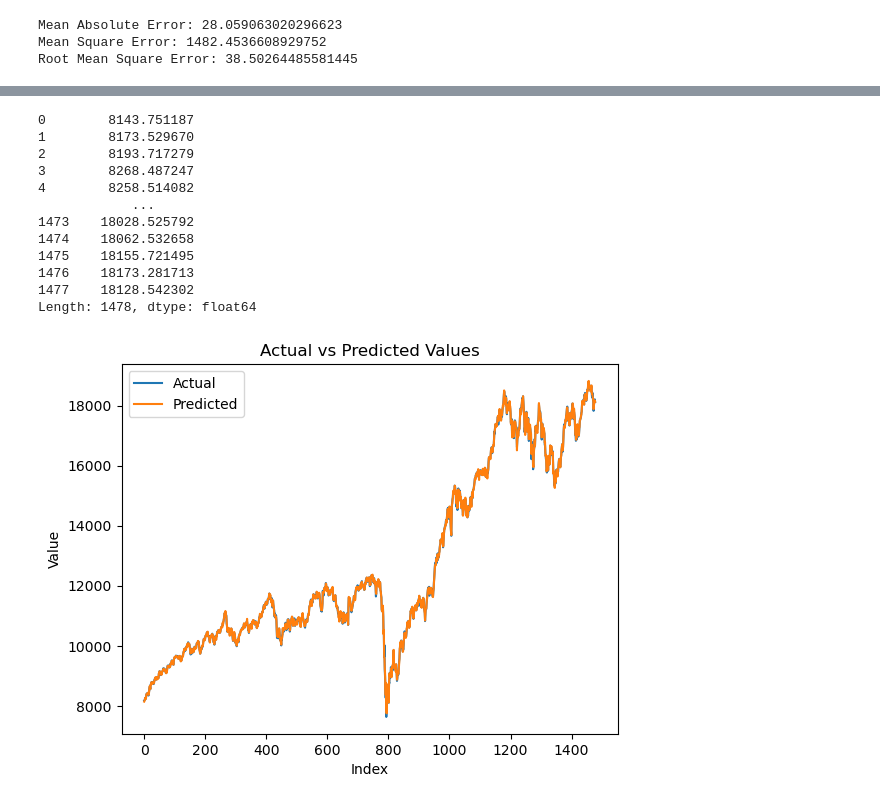
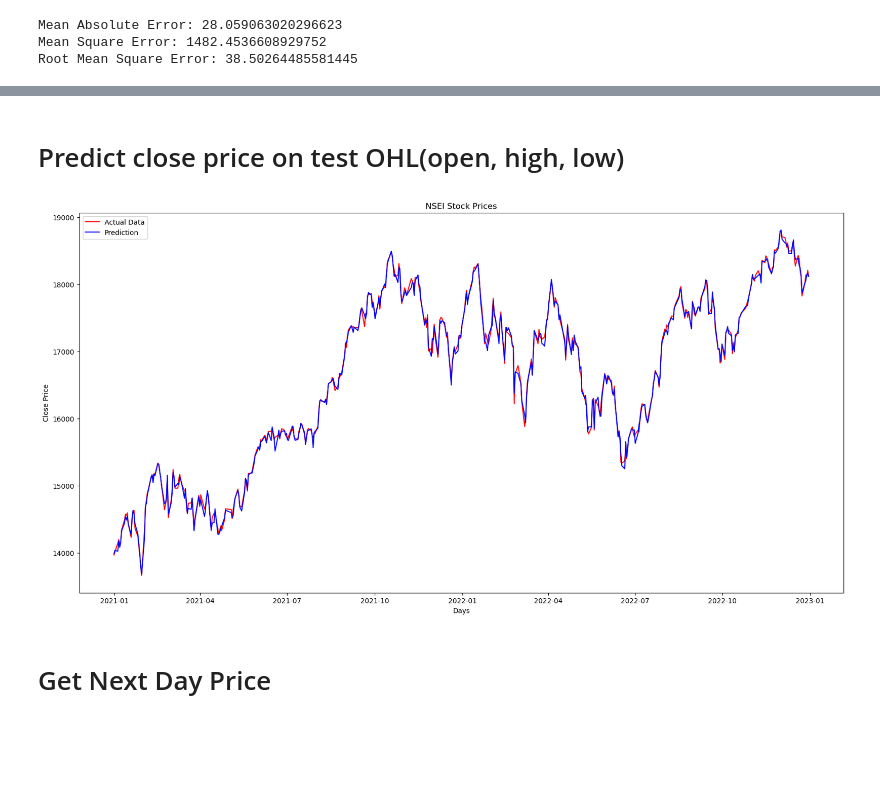
Before and after one commit to Abbas-Source/alianzworkz-internship, a Jupyter notebook: GeneralisedLinearRegressor/stock-prediction-using-gen-linear-regressor.ipynb, the cells around one changed output, grey strips where cells are left out. Drawn from its saved outputs; the diff is of its cells as text; code cells hidden in the pictures; blank space fills up the shorter version.

```diff
--- a/GeneralisedLinearRegressor/stock-prediction-using-gen-linear-regressor.ipynb
+++ b/GeneralisedLinearRegressor/stock-prediction-using-gen-linear-regressor.ipynb
@@ -88,7 +85,7 @@ df['close'].plot(figsize=(10,8))
 # %%
 #x and y variables independent
-x=df[['open','low','high']]
-y=df['close']
+x=df[features]
+y=df[target]
 # %%
 # Add a constant to the independent variables
 x = sm.add_constant(x)
@@ -187,28 +177,23 @@ _df.head(20).plot(kind='bar')
-# %%
-#predict value against test
-predicted=result.predict(x)
-print(predicted)
-# %% [output]
-0        8143.751187
-1        8173.529670
-2        8193.717279
-3        8268.487247
-4        8258.514082
-            ...
-1473    18028.525792
-1474    18062.532658
-1475    18155.721495
-1476    18173.281713
-1477    18128.542302
-Length: 1478, dtype: float64
-# %%
-# Plot the actual vs predicted values
-plt.plot(y, label='Actual')
-plt.plot(predicted, label='Predicted')
-plt.xlabel('Index')
-plt.ylabel('Value')
-plt.title('Actual vs Predicted Values')
-plt.legend()
-plt.show()
-# %% [output]
-[figure, removed]
+# %% [markdown]
+# Predict close price on test OHL(open, high, low)
+# %%
+genregressor = sm.GLM(train[target], train[features], family=family)
+result=genregressor.fit()
+# %%
+#predictions for data
+test_ohl=test[features]
+y_pred = result.predict(test_ohl)
+# %%
+#plotting
+plt.rcParams["figure.figsize"] = (20,10)
+
+plt.plot(test.index,test[target], color = 'red', label="Actual Data")
+plt.plot(test.index,y_pred, color='blue', label="Prediction")
+
+plt.title('NSEI Stock Prices')
+plt.xlabel('Days')
+plt.ylabel('Close Price')
+plt.legend()
+plt.show()
+# %% [output]
+[figure, added]
@@ -214,0 +236,2 @@ plt.show()
+# %% [markdown]
+# Get Next Day Price
```
Also changed, not shown: parts of 21 cells of this notebook, 1 other file.
